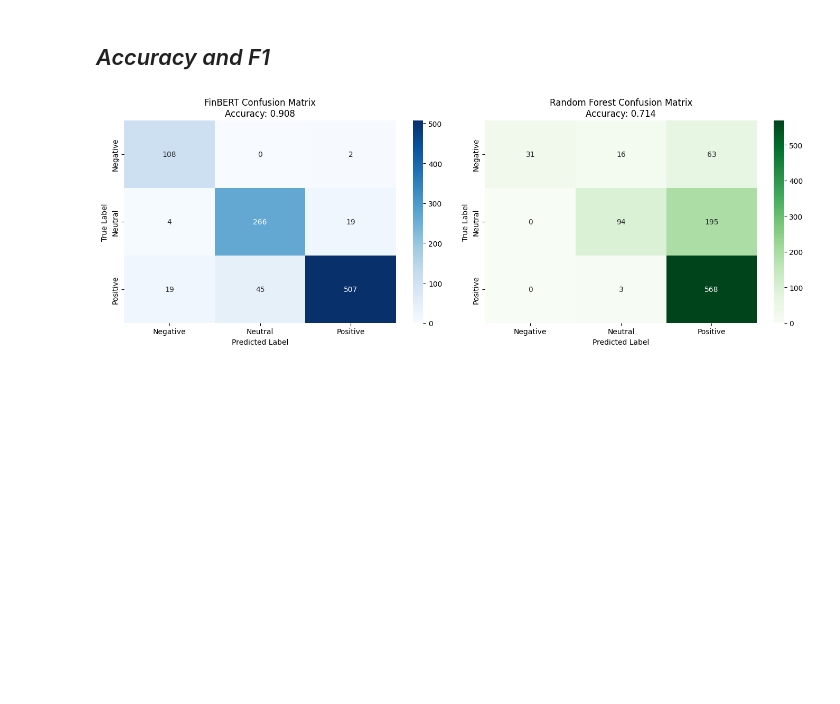
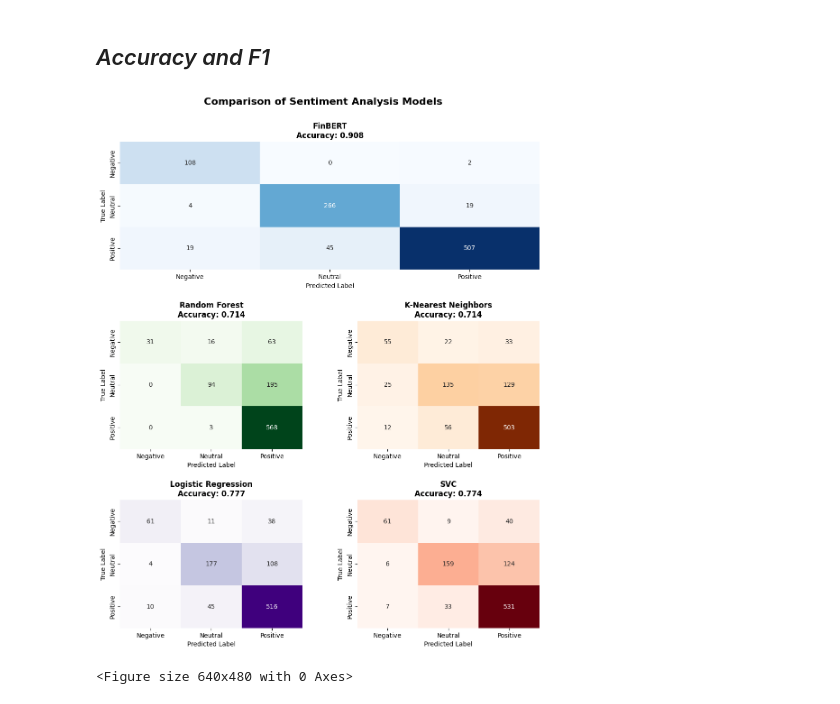
Before and after one commit to MrNquyen/Financial-Sentiment-Analysis, a Jupyter notebook: project_compare_baseline/compare.ipynb, the cells around one changed output. Saved outputs shown, nothing was run; the diff lists cells and outputs as text; code cells hidden in the pictures; blank space fills up the shorter version.

```diff
--- a/project_compare_baseline/compare.ipynb
+++ b/project_compare_baseline/compare.ipynb
@@ -35,6 +37,9 @@ def load_npy(path):
 # %%
 finbert_pred_path = r"F:\UNIVERSITY\Project\Sentiment-Analysis-Airflow\Financial-Sentiment-Analysis\project_compare_baseline\save\finbert_pred.npy"
 rf_pred_path = r"F:\UNIVERSITY\Project\Sentiment-Analysis-Airflow\Financial-Sentiment-Analysis\project_compare_baseline\save\rf_prediction.npy"
+knn_pred_path = r"F:\UNIVERSITY\Project\Sentiment-Analysis-Airflow\Financial-Sentiment-Analysis\project_compare_baseline\save\knn_prediction.npy"
+lr_pred_path = r"F:\UNIVERSITY\Project\Sentiment-Analysis-Airflow\Financial-Sentiment-Analysis\project_compare_baseline\save\lr_prediction.npy"
+svc_pred_path = r"F:\UNIVERSITY\Project\Sentiment-Analysis-Airflow\Financial-Sentiment-Analysis\project_compare_baseline\save\svc_prediction.npy"
 test_path = r"F:\UNIVERSITY\Project\Sentiment-Analysis-Airflow\Financial-Sentiment-Analysis\project_2_training\data\test.csv"
 # %%
 test_df = pd.read_csv(test_path)
@@ -42,6 +47,9 @@ y_true = test_df["label"].values
 # %%
 finbert_pred = load_npy(finbert_pred_path)
 rf_pred = load_npy(rf_pred_path)
+knn_pred = load_npy(knn_pred_path)
+svc_pred = load_npy(svc_pred_path)
+lr_pred = load_npy(lr_pred_path)
 # %% [markdown]
 # COMPARE
 # %% [markdown]
@@ -56,33 +64,71 @@ def cal_metrics(y_true, y_pred):
 # %%
 fb_macro_f1score, fb_micro_f1score, fb_accuracy, cm = cal_metrics(y_true, finbert_pred)
 rf_macro_f1score, rf_micro_f1score, rf_accuracy, cm = cal_metrics(y_true, rf_pred)
+svc_macro_f1score, svc_micro_f1score, svc_accuracy, cm = cal_metrics(y_true, svc_pred)
+knn_macro_f1score, knn_micro_f1score, knn_accuracy, cm = cal_metrics(y_true, knn_pred)
+lr_macro_f1score, lr_micro_f1score, lr_accuracy, cm = cal_metrics(y_true, lr_pred)
+# %%
+def plot_heatmap(cm, accuracy, axes, axies_id=0, name="FinBERT", cmap="Greens"):
+    sns.heatmap(
+        cm, annot=True, fmt='d', cmap=cmap, ax=axes[axies_id],
+        xticklabels=['Negative', 'Neutral', 'Positive'],
+        yticklabels=['Negative', 'Neutral', 'Positive']
+    )
+    axes[axies_id].set_title(f'{name} Confusion Matrix\nAccuracy: {accuracy:.3f}')
+    axes[axies_id].set_ylabel('True Label')
+    axes[axies_id].set_xlabel('Predicted Label')
 # %%
 
 
 # Calculate confusion matrices for both models
 fb_cm = confusion_matrix(y_true, finbert_pred)
 rf_cm = confusion_matrix(y_true, rf_pred)
+knn_cm = confusion_matrix(y_true, knn_pred)
+lr_cm = confusion_matrix(y_true, lr_pred)
+svc_cm = confusion_matrix(y_true, svc_pred)
 
 # Create subplots for comparison
-fig, axes = plt.subplots(1, 2, figsize=(14, 5))
 
-# Plot FinBERT confusion matrix
-sns.heatmap(fb_cm, annot=True, fmt='d', cmap='Blues', ax=axes[0],
-            xticklabels=['Negative', 'Neutral', 'Positive'],
-            yticklabels=['Negative', 'Neutral', 'Positive'])
-axes[0].set_title(f'FinBERT Confusion Matrix\nAccuracy: {fb_accuracy:.3f}')
-axes[0].set_ylabel('True Label')
-axes[0].set_xlabel('Predicted Label')
+def plot_heatmap(cm, accuracy, ax, name="Model", cmap="Blues"):
+    sns.heatmap(
+        cm, annot=True, fmt='d', cmap=cmap, ax=ax,
+        xticklabels=['Negative', 'Neutral', 'Positive'],
+        yticklabels=['Negative', 'Neutral', 'Positive'],
+        cbar=False # Tắt thanh màu để trông gọn gàng hơn
+    )
+    ax.set_title(f'{name}\nAccuracy: {accuracy:.3f}', fontsize=12, fontweight='bold')
+    ax.set_ylabel('True Label')
+    ax.set_xlabel('Predicted Label')
 
-# Plot Random Forest confusion matrix
-sns.heatmap(rf_cm, annot=True, fmt='d', cmap='Greens', ax=axes[1],
-            xticklabels=['Negative', 'Neutral', 'Positive'],
-            yticklabels=['Negative', 'Neutral', 'Positive'])
-axes[1].set_title(f'Random Forest Confusion Matrix\nAccuracy: {rf_accuracy:.3f}')
-axes[1].set_ylabel('True Label')
-axes[1].set_xlabel('Predicted Label')
+# Thiết lập Layout: 3 hàng, 2 cột
+fig = plt.figure(figsize=(12, 14))
+gs = GridSpec(3, 2, figure=fig, hspace=0.4, wspace=0.3)
+
+# 1. FinBERT chiếm toàn bộ hàng đầu (2 cột)
+ax0 = fig.add_subplot(gs[0, :])
+plot_heatmap(fb_cm, fb_accuracy, ax0, name="FinBERT", cmap="Blues")
+
+# 2. Random Forest - Hàng 2, Cột 1
+ax1 = fig.add_subplot(gs[1, 0])
+plot_heatmap(rf_cm, rf_accuracy, ax1, name="Random Forest", cmap="Greens")
+
+# 3. KNN - Hàng 2, Cột 2
+ax2 = fig.add_subplot(gs[1, 1])
+plot_heatmap(knn_cm, knn_accuracy, ax2, name="K-Nearest Neighbors", cmap="Oranges")
+
+# 4. Logistic Regression - Hàng 3, Cột 1
+ax3 = fig.add_subplot(gs[2, 0])
+plot_heatmap(lr_cm, lr_accuracy, ax3, name="Logistic Regression", cmap="Purples")
+
+# 5. SVC - Hàng 3, Cột 2
+ax4 = fig.add_subplot(gs[2, 1])
+plot_heatmap(svc_cm, svc_accuracy, ax4, name="SVC", cmap="Reds")
+
+plt.suptitle("Comparison of Sentiment Analysis Models", fontsize=16, fontweight='bold', y=0.95)
+plt.show()
 
 plt.tight_layout()
 plt.show()
 # %% [output]
-[figure, old version]
+[figure, new version]
+<Figure size 640x480 with 0 Axes>
```
Also changed, not shown: parts of 1 cell of this notebook, 12 other files.
